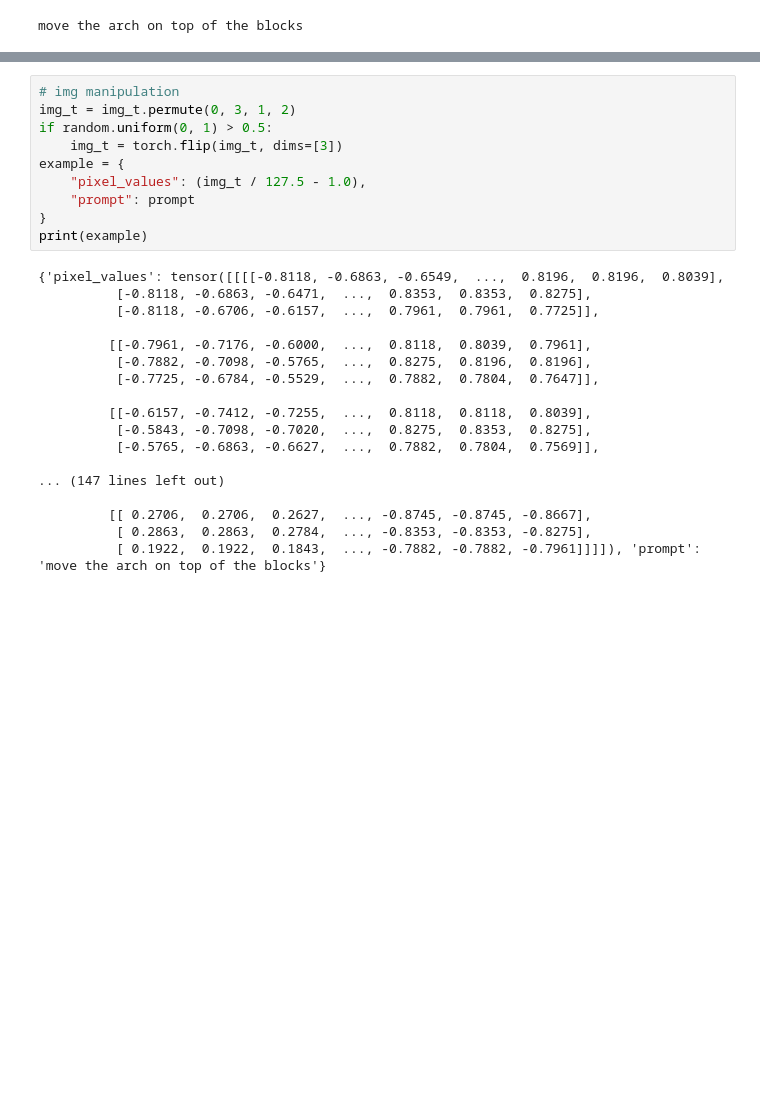
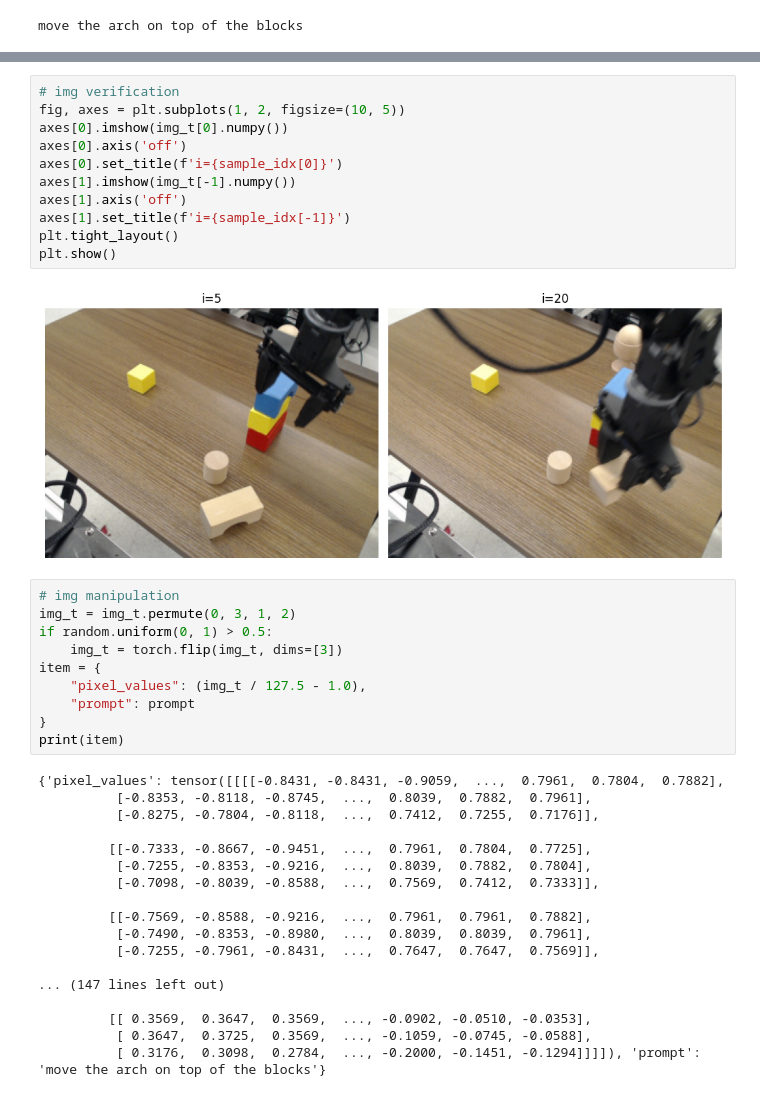
Before and after one commit to theonlynick0430/LAMP, a Jupyter notebook: lamp/data/img_dataset.ipynb, the cells around one changed output, grey strips where cells are left out. Cells and saved outputs as stored; diff of their text form; blank space fills up the shorter version.

```diff
--- a/lamp/data/img_dataset.ipynb
+++ b/lamp/data/img_dataset.ipynb
@@ -80,28 +77,41 @@ for i, val in enumerate(sample_idx):
+# %%
+# img verification
+fig, axes = plt.subplots(1, 2, figsize=(10, 5))
+axes[0].imshow(img_t[0].numpy())
+axes[0].axis('off')
+axes[0].set_title(f'i={sample_idx[0]}')
+axes[1].imshow(img_t[-1].numpy())
+axes[1].axis('off')
+axes[1].set_title(f'i={sample_idx[-1]}')
+plt.tight_layout()
+plt.show()
+# %% [output]
+[figure, added]
 # %%
 # img manipulation
 img_t = img_t.permute(0, 3, 1, 2)
 if random.uniform(0, 1) > 0.5:
     img_t = torch.flip(img_t, dims=[3])
-example = {
+item = {
     "pixel_values": (img_t / 127.5 - 1.0),
     "prompt": prompt
 }
-print(example)
+print(item)
 # %% [output]
-{'pixel_values': tensor([[[[-0.8118, -0.6863, -0.6549,  ...,  0.8196,  0.8196,  0.8039],
-          [-0.8118, -0.6863, -0.6471,  ...,  0.8353,  0.8353,  0.8275],
-          [-0.8118, -0.6706, -0.6157,  ...,  0.7961,  0.7961,  0.7725]],
+{'pixel_values': tensor([[[[-0.8431, -0.8431, -0.9059,  ...,  0.7961,  0.7804,  0.7882],
+          [-0.8353, -0.8118, -0.8745,  ...,  0.8039,  0.7882,  0.7961],
+          [-0.8275, -0.7804, -0.8118,  ...,  0.7412,  0.7255,  0.7176]],
 
-         [[-0.7961, -0.7176, -0.6000,  ...,  0.8118,  0.8039,  0.7961],
-          [-0.7882, -0.7098, -0.5765,  ...,  0.8275,  0.8196,  0.8196],
-          [-0.7725, -0.6784, -0.5529,  ...,  0.7882,  0.7804,  0.7647]],
+         [[-0.7333, -0.8667, -0.9451,  ...,  0.7961,  0.7804,  0.7725],
+          [-0.7255, -0.8353, -0.9216,  ...,  0.8039,  0.7882,  0.7804],
+          [-0.7098, -0.8039, -0.8588,  ...,  0.7569,  0.7412,  0.7333]],
 
-         [[-0.6157, -0.7412, -0.7255,  ...,  0.8118,  0.8118,  0.8039],
-          [-0.5843, -0.7098, -0.7020,  ...,  0.8275,  0.8353,  0.8275],
-          [-0.5765, -0.6863, -0.6627,  ...,  0.7882,  0.7804,  0.7569]],
+         [[-0.7569, -0.8588, -0.9216,  ...,  0.7961,  0.7961,  0.7882],
+          [-0.7490, -0.8353, -0.8980,  ...,  0.8039,  0.8039,  0.7961],
+          [-0.7255, -0.7961, -0.8431,  ...,  0.7647,  0.7647,  0.7569]],
 
 ... (147 lines left out)
 
-         [[ 0.2706,  0.2706,  0.2627,  ..., -0.8745, -0.8745, -0.8667],
-          [ 0.2863,  0.2863,  0.2784,  ..., -0.8353, -0.8353, -0.8275],
-          [ 0.1922,  0.1922,  0.1843,  ..., -0.7882, -0.7882, -0.7961]]]]), 'prompt': 'move the arch on top of the blocks'}
+         [[ 0.3569,  0.3647,  0.3569,  ..., -0.0902, -0.0510, -0.0353],
+          [ 0.3647,  0.3725,  0.3569,  ..., -0.1059, -0.0745, -0.0588],
+          [ 0.3176,  0.3098,  0.2784,  ..., -0.2000, -0.1451, -0.1294]]]]), 'prompt': 'move the arch on top of the blocks'}
```
Also changed, not shown: parts of 2 cells of this notebook, 3 other files.
